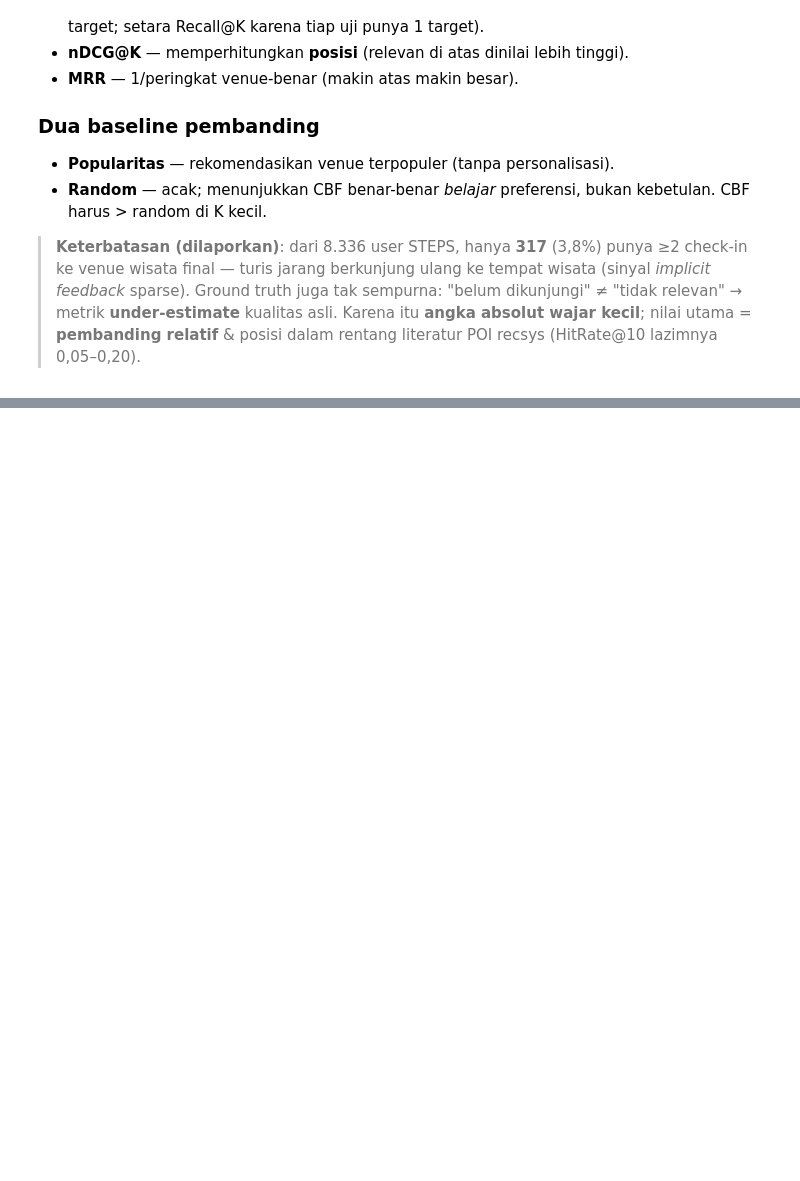
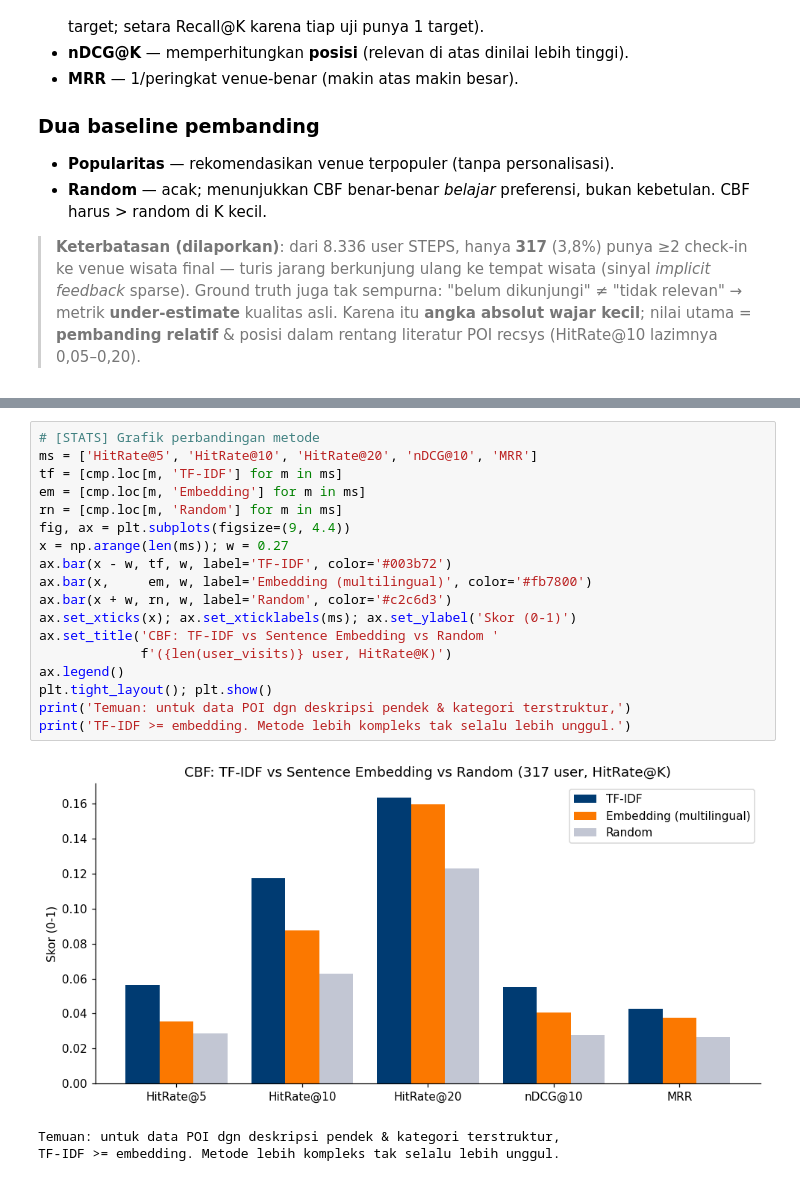
Before and after one commit to Hazjel/sistem-rekomendasi-destinasi-wisata-jakarta, a Jupyter notebook: notebooks/05_modeling.ipynb, the cells around one changed output, grey strips where cells are left out. Saved outputs shown, nothing was run; the diff lists cells and outputs as text; blank space fills up the shorter version.

```diff
--- a/notebooks/05_modeling.ipynb
+++ b/notebooks/05_modeling.ipynb
@@ -396,0 +459,22 @@ bukan sekadar menebak acak atau menyodorkan yang terpopuler.
+# %%
+# [STATS] Grafik perbandingan metode
+ms = ['HitRate@5', 'HitRate@10', 'HitRate@20', 'nDCG@10', 'MRR']
+tf = [cmp.loc[m, 'TF-IDF'] for m in ms]
+em = [cmp.loc[m, 'Embedding'] for m in ms]
+rn = [cmp.loc[m, 'Random'] for m in ms]
+fig, ax = plt.subplots(figsize=(9, 4.4))
+x = np.arange(len(ms)); w = 0.27
+ax.bar(x - w, tf, w, label='TF-IDF', color='#003b72')
+ax.bar(x,     em, w, label='Embedding (multilingual)', color='#fb7800')
+ax.bar(x + w, rn, w, label='Random', color='#c2c6d3')
+ax.set_xticks(x); ax.set_xticklabels(ms); ax.set_ylabel('Skor (0-1)')
+ax.set_title('CBF: TF-IDF vs Sentence Embedding vs Random '
+             f'({len(user_visits)} user, HitRate@K)')
+ax.legend()
+plt.tight_layout(); plt.show()
+print('Temuan: untuk data POI dgn deskripsi pendek & kategori terstruktur,')
+print('TF-IDF >= embedding. Metode lebih kompleks tak selalu lebih unggul.')
+# %% [output]
+[figure, added]
+Temuan: untuk data POI dgn deskripsi pendek & kategori terstruktur,
+TF-IDF >= embedding. Metode lebih kompleks tak selalu lebih unggul.
```
Also changed, not shown: parts of 9 cells of this notebook, 8 other files.
